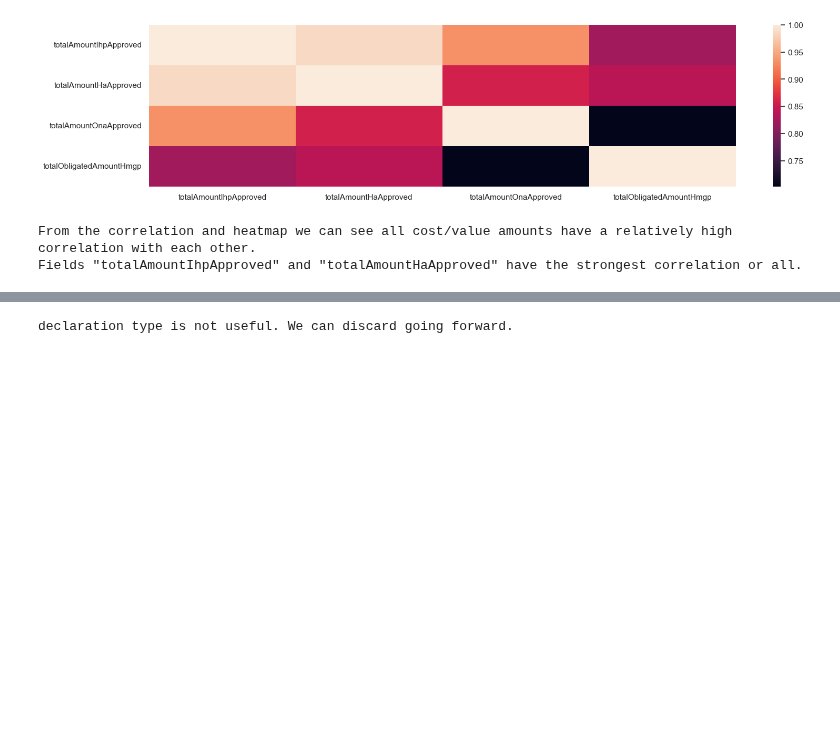
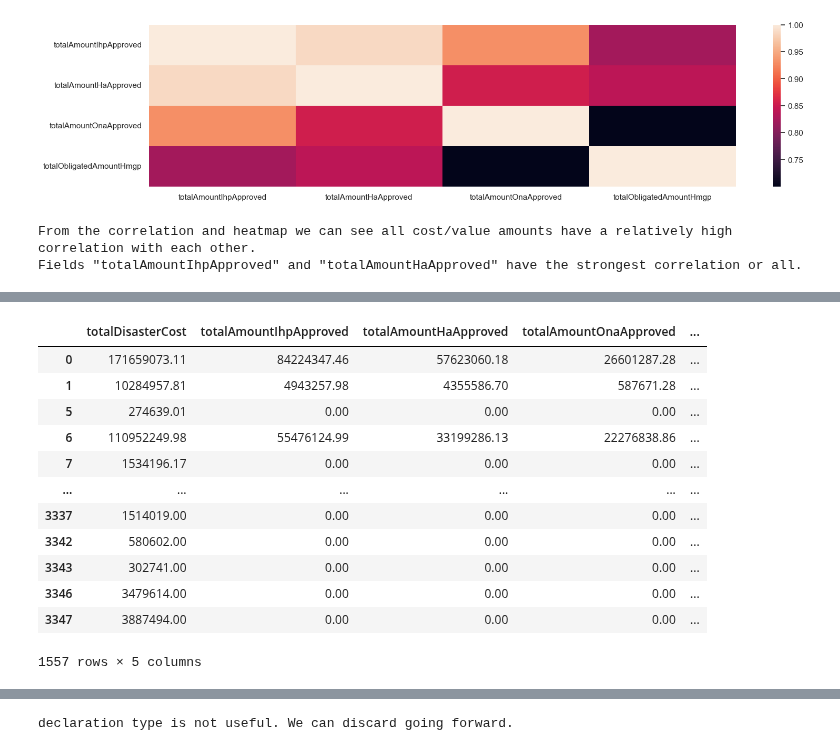
Before and after one commit to mdgarber/FEMADisasterCostForecasting, a Jupyter notebook: femadisastercostforecasting/notebooks/FEMA-EDA.ipynb, the cells around one changed output, grey strips where cells are left out. Cells and saved outputs as stored; diff of their text form; code cells hidden in the pictures; blank space fills up the shorter version.

```diff
--- a/femadisastercostforecasting/notebooks/FEMA-EDA.ipynb
+++ b/femadisastercostforecasting/notebooks/FEMA-EDA.ipynb
@@ -272 +272,18 @@ femaDataCleanV2
+# %%
+#check totalDisasterCost calculations, where the was non-zero values
+femaDataCleanV2[['totalDisasterCost', 'totalAmountIhpApproved', 'totalAmountHaApproved', 'totalAmountOnaApproved', 'totalObligatedAmountHmgp']][femaDataCleanV2['totalDisasterCost'] != 0]
+# %% [output]
+|  | totalDisasterCost | totalAmountIhpApproved | totalAmountHaApproved | totalAmountOnaApproved | ... |
+| 0 | 171659073.11 | 84224347.46 | 57623060.18 | 26601287.28 | ... |
+| 1 | 10284957.81 | 4943257.98 | 4355586.70 | 587671.28 | ... |
+| 5 | 274639.01 | 0.00 | 0.00 | 0.00 | ... |
+| 6 | 110952249.98 | 55476124.99 | 33199286.13 | 22276838.86 | ... |
+| 7 | 1534196.17 | 0.00 | 0.00 | 0.00 | ... |
+| ... | ... | ... | ... | ... | ... |
+| 3337 | 1514019.00 | 0.00 | 0.00 | 0.00 | ... |
+| 3342 | 580602.00 | 0.00 | 0.00 | 0.00 | ... |
+| 3343 | 302741.00 | 0.00 | 0.00 | 0.00 | ... |
+| 3346 | 3479614.00 | 0.00 | 0.00 | 0.00 | ... |
+| 3347 | 3887494.00 | 0.00 | 0.00 | 0.00 | ... |
+1557 rows × 5 columns
 # %%
```
Also changed, not shown: parts of 11 cells of this notebook.
